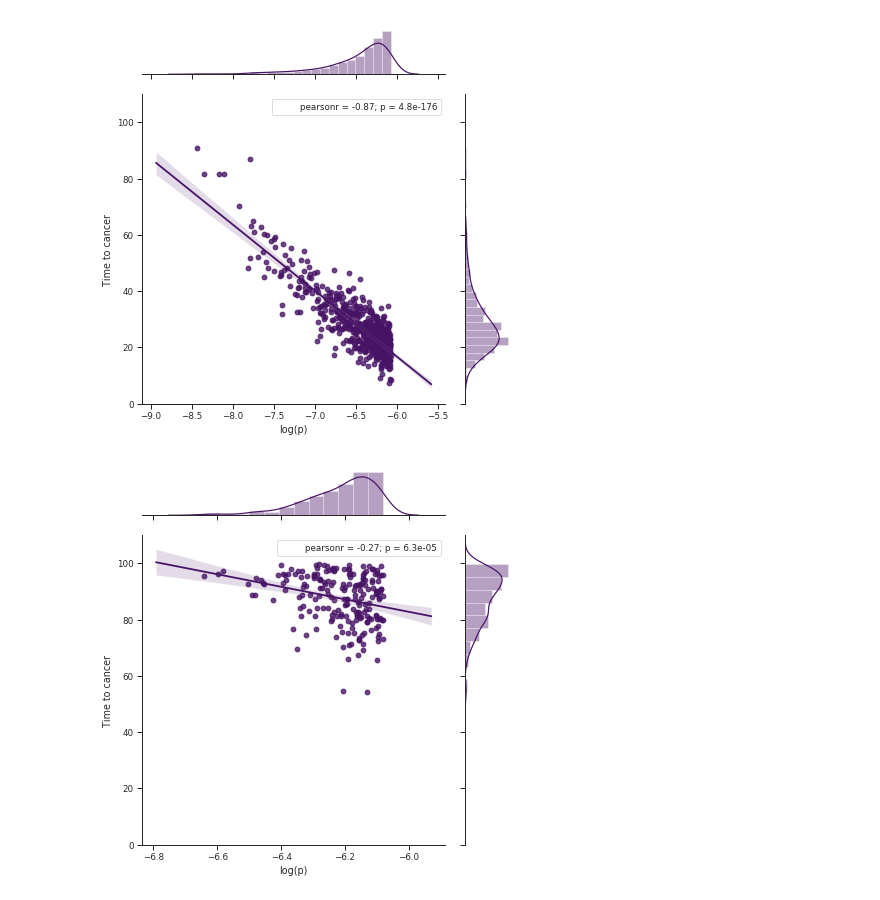
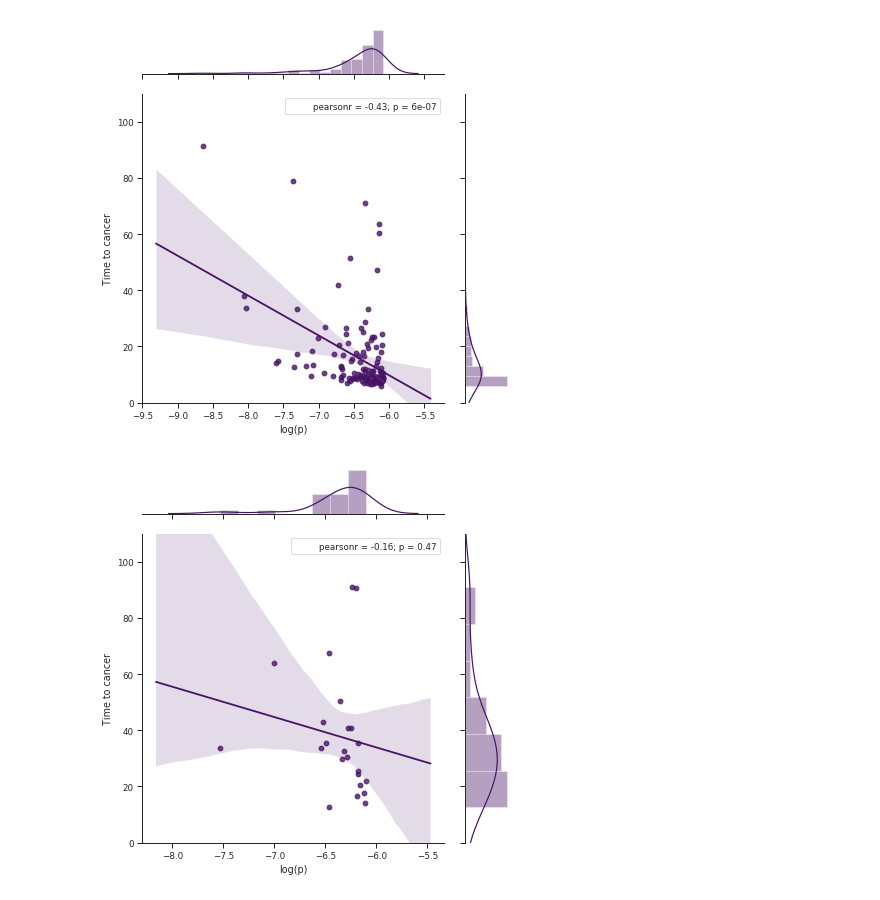
Before and after one commit to vibishanb/cancer-incidence-models, a Jupyter notebook: codes/linear-model-v1-sensitivity-analysis.ipynb, the cells around one changed output. Drawn from its saved outputs; the diff is of its cells as text; code cells hidden in the pictures.

Commit message:
Update on sensitivity analysis; up to 14 November.

```diff
--- a/codes/linear-model-v1-sensitivity-analysis.ipynb
+++ b/codes/linear-model-v1-sensitivity-analysis.ipynb
@@ -20,6 +20,9 @@ narr = numpy.exp(numpy.arange(14, 25)) #Cell number
 
 pdist = np.uniform(numpy.exp(-24), numpy.exp(-14), size=Npop)
 ndist = np.uniform(numpy.exp(14), numpy.exp(25), size=Npop)
+g_initial = 0.007
+d = g_initial/5
+# gdist = np.normal(g_initial, 0.01, Npop)
 
 ndiv = 365 #Number of cell divisions per year
 age = 100 #Lifespan
@@ -49,13 +52,14 @@ cancer_fract = nzeros(age) #Normalized incidence of cancer
 cumul_count = nzeros(age) #Cumulative count of cancer
 crude_rate = nzeros(age) #Calculated age-wise incidence per 100000
 
-for j, p, k in zip(tqdm(range(Npop), desc='Npop', leave=False), pdist, threshold):
+k = 5
+g = numpy.linspace(g_initial, g_initial*(k+1), num=k+1) #Growth rate progression
+
+for j, p in zip(tqdm(range(Npop), desc='Npop', leave=False), pdist):
     t=0 #Index to track time
 #     mut_thr = threshold[j]
     n_mut = nzeros(time, dtype=int) #Number of mutations
     m = nzeros((k+1)*time).reshape((k+1), time)
-    g = numpy.linspace(0.007, 0.007*(k+1), num=k+1) #Growth rate progression
-    d = g[0]/5 #Constant death rate
     m[0, 0] = 1
 
     for t in range(1, time):
@@ -122,11 +128,11 @@ plt.savefig('/home/iiser/PhD/github-cancer-incidence-models/all-figures/sensitiv
 # %%
 jp1 = sns.jointplot(x='log(p)', y='Time to cancer', data=psen_data.where(psen_data['Threshold']==2), kind='reg', ylim=(0, 110), stat_func=stats.pearsonr)
 plt.tight_layout()
-plt.savefig('/home/iiser/PhD/github-cancer-incidence-models/all-figures/sensitivity-figures/linear-v1-p-vs-cancer-time-k-2-12Nov.svg')
-jp2 = sns.jointplot(x='log(p)', y='Time to cancer', data=psen_data.where(psen_data['Threshold']==5), kind='reg', ylim=(0, 110), stat_func=stats.pearsonr)
+# plt.savefig('/home/iiser/PhD/github-cancer-incidence-models/all-figures/sensitivity-figures/linear-v1-p-vs-cancer-time-k-2-12Nov.svg')
+jp2 = sns.jointplot(x='log(p)', y='Time to cancer', data=psen_data.where(psen_data['Threshold']==3), kind='reg', ylim=(0, 110), stat_func=stats.pearsonr)
 plt.tight_layout()
-plt.savefig('/home/iiser/PhD/github-cancer-incidence-models/all-figures/sensitivity-figures/linear-v1-p-vs-cancer-time-k-5-12Nov.svg')
-jp3 = sns.jointplot(x='log(p)', y='Time to cancer', data=psen_data.where(psen_data['Threshold']==10), kind='reg', ylim=(0, 110), stat_func=stats.pearsonr)
+# plt.savefig('/home/iiser/PhD/github-cancer-incidence-models/all-figures/sensitivity-figures/linear-v1-p-vs-cancer-time-k-5-12Nov.svg')
+jp3 = sns.jointplot(x='log(p)', y='Time to cancer', data=psen_data.where(psen_data['Threshold']==4), kind='reg', ylim=(0, 110), stat_func=stats.pearsonr)
 plt.tight_layout()
-plt.savefig('/home/iiser/PhD/github-cancer-incidence-models/all-figures/sensitivity-figures/linear-v1-p-vs-cancer-time-k-10-12Nov.svg')
+# plt.savefig('/home/iiser/PhD/github-cancer-incidence-models/all-figures/sensitivity-figures/linear-v1-p-vs-cancer-time-k-10-12Nov.svg')
 # %% [output]
@@ -134,2 +140,2 @@ plt.savefig('/home/iiser/PhD/github-cancer-incidence-models/all-figures/sensitiv
-[figure, old version]
+[figure, new version]
-[figure, old version]
+[figure, new version]
```
Also changed, not shown: parts of 6 cells of this notebook, 1 other file.
